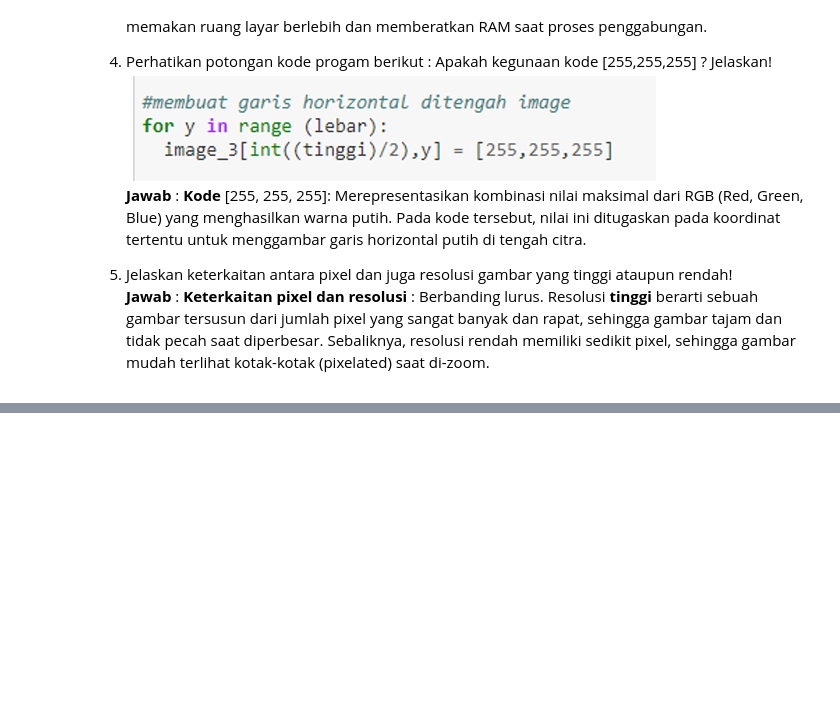
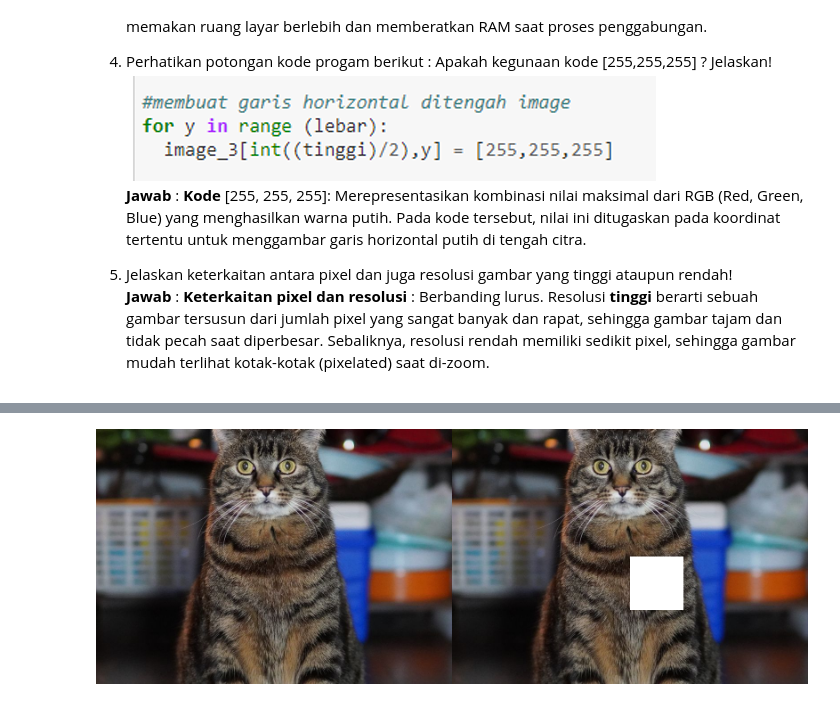
Before and after one commit to ibnuzzi/PCVK_17_Genap_26-27, a Jupyter notebook: latihan_integerasi.ipynb, the cells around one changed output, grey strips where cells are left out. Cells and saved outputs as stored; diff of their text form; code cells hidden in the pictures; blank space fills up the shorter version.

```diff
--- a/latihan_integerasi.ipynb
+++ b/latihan_integerasi.ipynb
@@ -77,0 +137,22 @@ rendah! <br> **Jawab** : **Keterkaitan pixel dan resolusi** : Berbanding lurus.
+# %%
+#Tugas 4: Membuat Kotak Putih
+
+img_kotak = cv.cvtColor(image, cv.COLOR_BGR2RGB)
+
+# Tentukan posisi dan ukuran kotak (misal: 60x60 pixel)
+y_awal = int(tinggi / 2)
+y_akhir = y_awal + 60
+x_awal = int(lebar / 2)
+x_akhir = x_awal + 60
+
+# Nested loop untuk mewarnai area di dalam rentang tersebut
+for y in range(y_awal, y_akhir):
+    for x in range(x_awal, x_akhir):
+        # Validasi batas agar tidak out of bounds jika gambar terlalu kecil
+        if y < tinggi and x < lebar:
+            img_kotak[y, x] = [255, 255, 255]
+
+final_frame_4 = cv.hconcat((image_2, img_kotak))
+cv2_imshow(final_frame_4)
+# %% [output]
+[figure, added]
```
Also changed, not shown: parts of 4 cells of this notebook.
